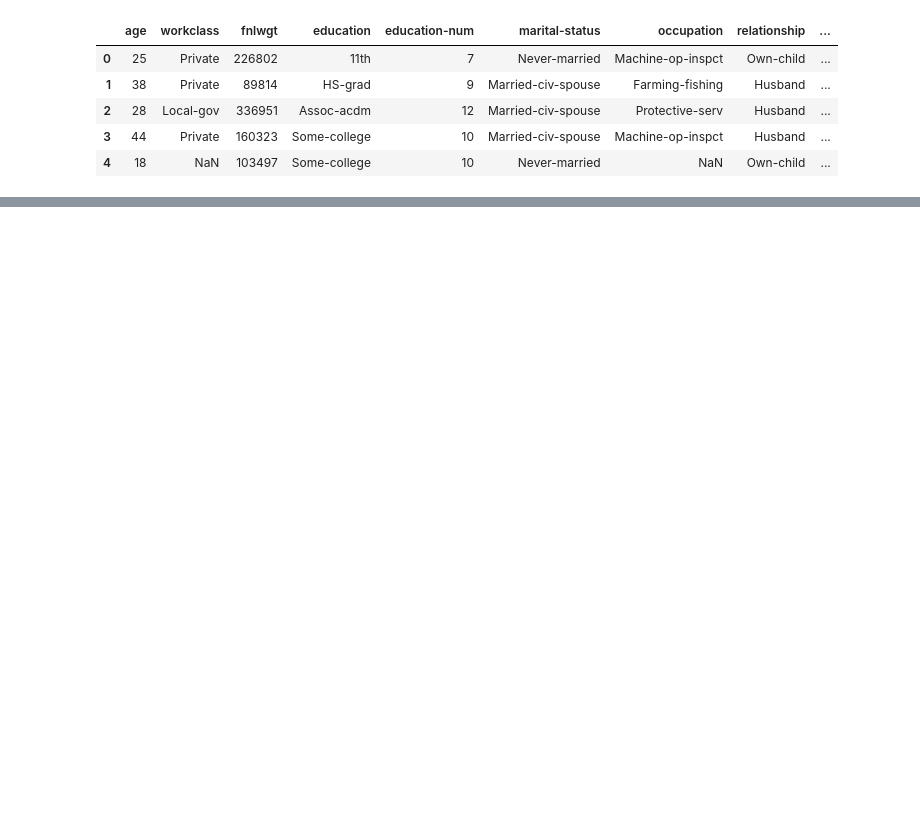
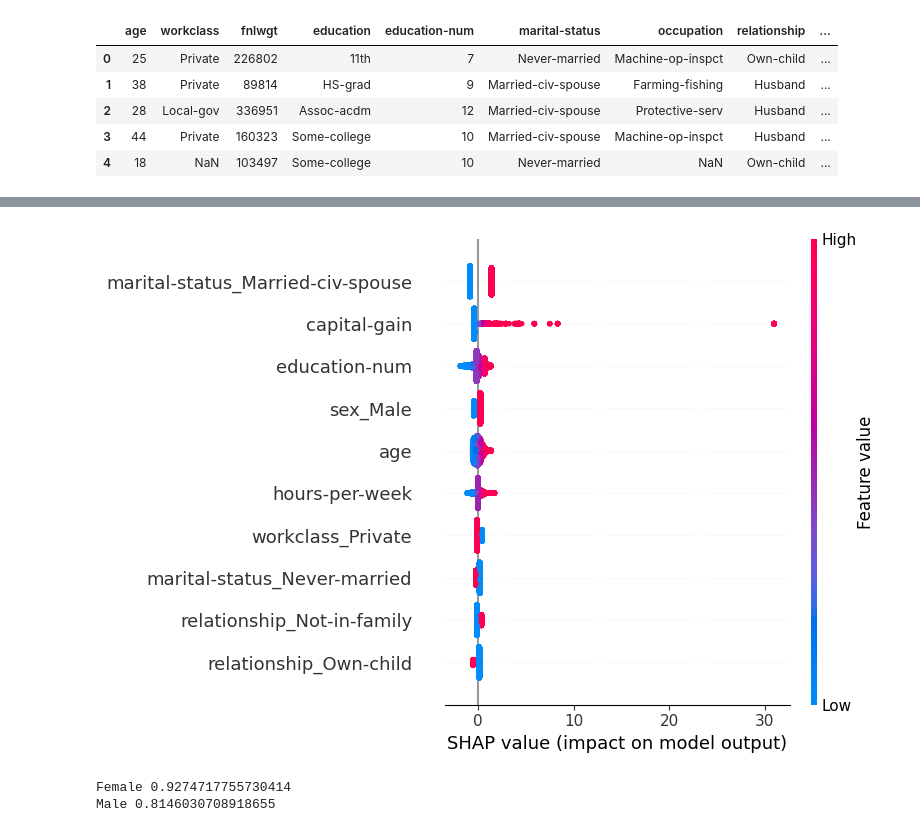
Before and after one commit to rakshitanaik15/model-fairness-analysis, a Jupyter notebook: Adult_Income_Fairness.ipynb, the cells around one changed output, grey strips where cells are left out. Cells and saved outputs as stored; diff of their text form; code cells hidden in the pictures; blank space fills up the shorter version.

```diff
--- a/Adult_Income_Fairness.ipynb
+++ b/Adult_Income_Fairness.ipynb
@@ -28,0 +113,28 @@ Index(['age', 'workclass', 'fnlwgt', 'education', 'education-num',
+# %%
+import shap
+import pandas as pd
+
+# Convert scaled arrays back to DataFrame with column names
+X_train_scaled_df = pd.DataFrame(X_train_scaled, columns=X.columns)
+X_test_scaled_df = pd.DataFrame(X_test_scaled, columns=X.columns)
+
+explainer = shap.Explainer(model, X_train_scaled_df)
+shap_values = explainer(X_test_scaled_df)
+
+shap.summary_plot(shap_values, X_test_scaled_df, max_display=10)
+# %% [output]
+[figure, added]
+# %%
+from sklearn.metrics import accuracy_score
+
+y_pred = model.predict(X_test_scaled)
+
+gender = df.loc[X_test.index, 'sex']
+
+for g in gender.unique():
+    idx = gender == g
+    acc = accuracy_score(y_test[idx], y_pred[idx])
+    print(g, acc)
+# %% [output]
+Female 0.9274717755730414
+Male 0.8146030708918655
```
Also changed, not shown: parts of 11 cells of this notebook.
